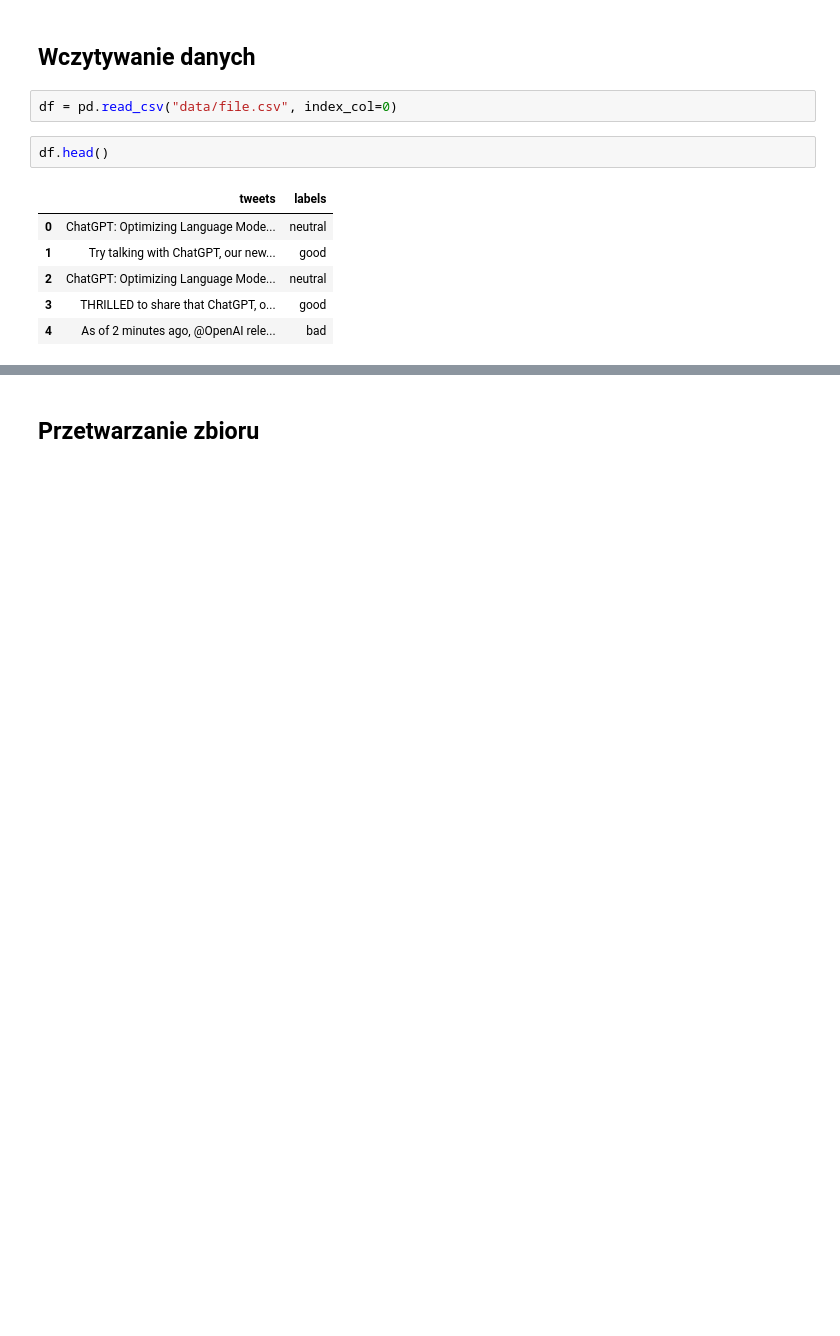
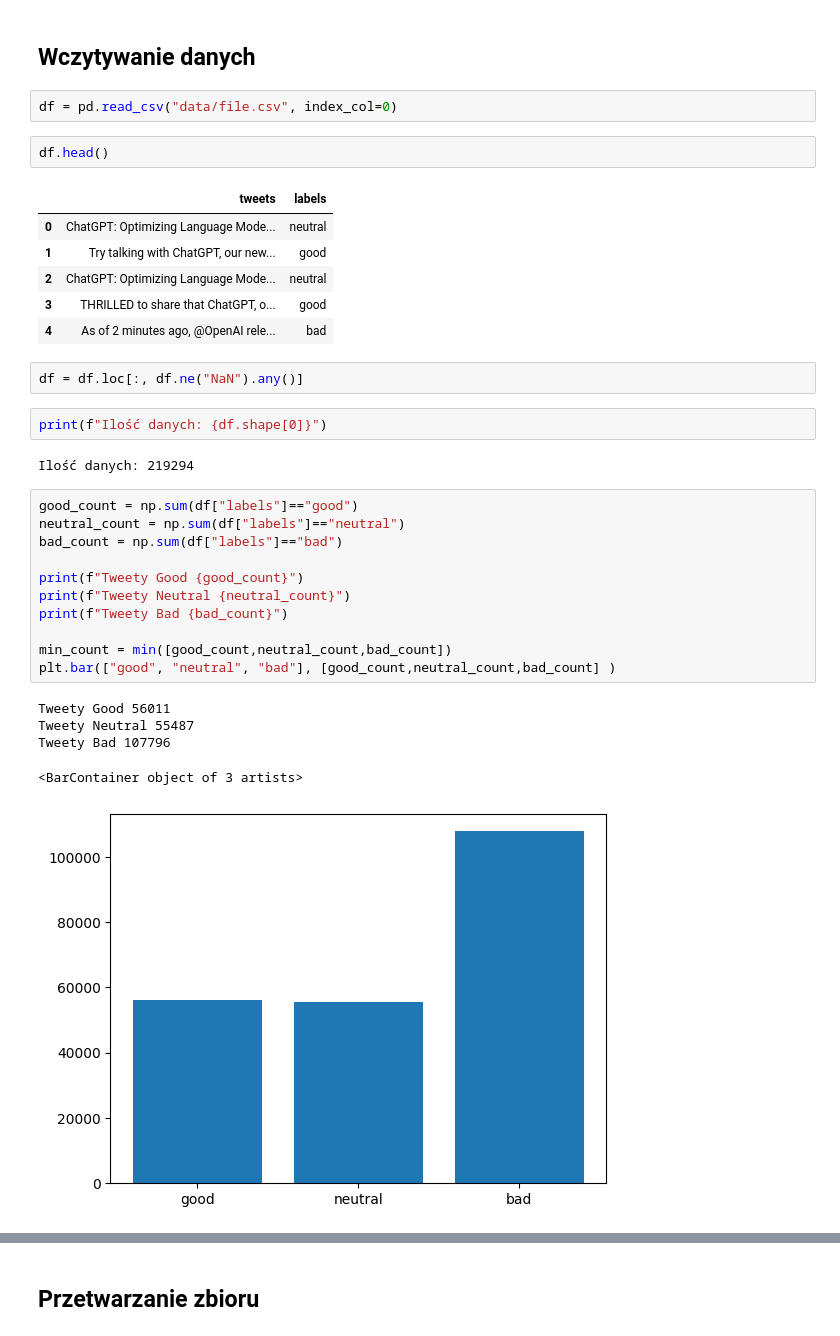
Before and after one commit to kwiaczek/AnalizaSympatii, a Jupyter notebook: sprawozdanie.ipynb, the cells around one changed output, grey strips where cells are left out. Cells and saved outputs as stored; diff of their text form; blank space fills up the shorter version.

```diff
--- a/sprawozdanie.ipynb
+++ b/sprawozdanie.ipynb
@@ -29,3 +46,26 @@ df.head()
 | 2 | ChatGPT: Optimizing Language Mode... | neutral |
 | 3 | THRILLED to share that ChatGPT, o... | good |
 | 4 | As of 2 minutes ago, @OpenAI rele... | bad |
+# %%
+df = df.loc[:, df.ne("NaN").any()]
+# %%
+print(f"Ilość danych: {df.shape[0]}")
+# %% [output]
+Ilość danych: 219294
+# %%
+good_count = np.sum(df["labels"]=="good")
+neutral_count = np.sum(df["labels"]=="neutral")
+bad_count = np.sum(df["labels"]=="bad")
+
+print(f"Tweety Good {good_count}")
+print(f"Tweety Neutral {neutral_count}")
+print(f"Tweety Bad {bad_count}")
+
+min_count = min([good_count,neutral_count,bad_count])
+plt.bar(["good", "neutral", "bad"], [good_count,neutral_count,bad_count] )
+# %% [output]
+Tweety Good 56011
+Tweety Neutral 55487
+Tweety Bad 107796
+<BarContainer object of 3 artists>
+[figure, added]
```
Also changed, not shown: parts of 51 cells of this notebook.
